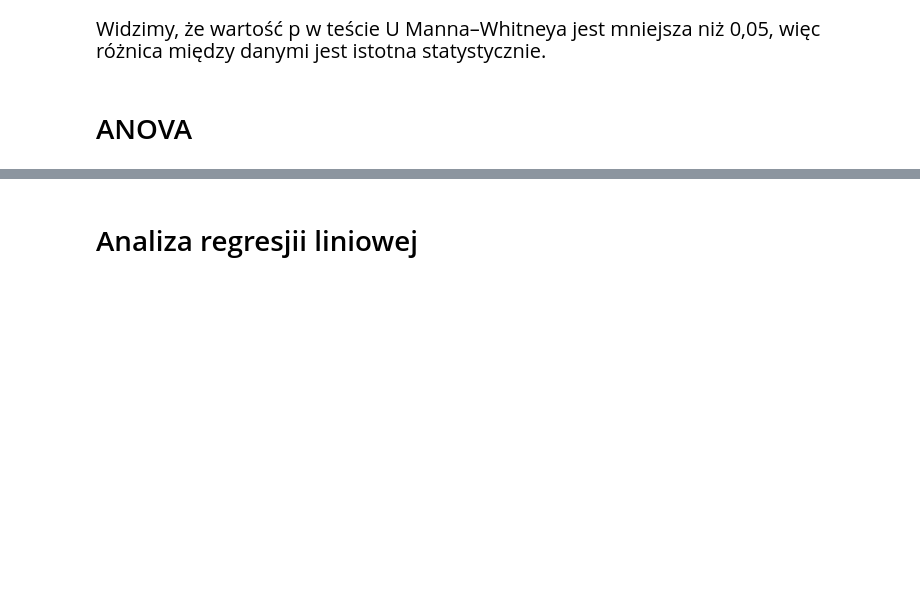
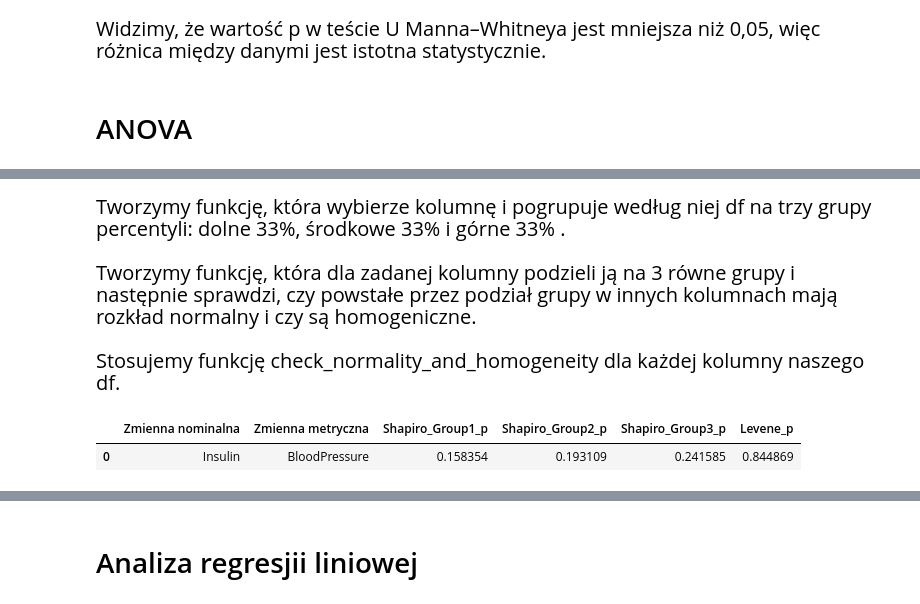
Before and after one commit to Gipsonek123/Projekt-statystyczna_analiza_danych, a Jupyter notebook: Projekt - statystyczna analiza danych.ipynb, the cells around one changed output, grey strips where cells are left out. Drawn from its saved outputs; the diff is of its cells as text; code cells hidden in the pictures; blank space fills up the shorter version.

```diff
--- a/Projekt - statystyczna analiza danych.ipynb
+++ b/Projekt - statystyczna analiza danych.ipynb
@@ -392,0 +391,6 @@ Widzimy, że wartość p w teście U Manna–Whitneya jest mniejsza niż 0,05, w
+# %%
+df_anova= df.drop(columns=["Outcome"])
+# %% [markdown]
+<p style="font-size:20px;">
+Tworzymy funkcję, która wybierze kolumnę i pogrupuje według niej df na trzy grupy percentyli: dolne 33%, środkowe 33% i górne 33% .
+</p>
@@ -392,0 +413,50 @@ Widzimy, że wartość p w teście U Manna–Whitneya jest mniejsza niż 0,05, w
+# %% [markdown]
+<p style="font-size:20px;">
+Tworzymy funkcję, która dla zadanej kolumny podzieli ją na 3 równe grupy i następnie sprawdzi, czy powstałe przez podział grupy w innych kolumnach mają rozkład normalny i czy są homogeniczne.
+</p>
+# %%
+def check_normality_and_homogeneity(df, column_index, alpha=0.05):
+    # Podział danych na trzy grupy
+    group_1, group_2, group_3 = split_dataframe_by_column(df, column_index)
+
+    # Listujemy wszystkie kolumny poza tą, która definiuje grupę
+    grouping_col = df.columns[column_index]
+    columns_to_check = [col for col in df.columns if col != grouping_col]
+
+    results = []
+
+    for col in columns_to_check:
+        # Testy normalności Shapiro-Wilka dla każdej grupy
+        stat_g1, pval_g1 = shapiro(group_1[col])
+        stat_g2, pval_g2 = shapiro(group_2[col])
+        stat_g3, pval_g3 = shapiro(group_3[col])
+
+        # Test jednorodności wariancji (Levene)
+        stat_levene, pval_levene = levene(group_1[col], group_2[col], group_3[col])
+
+        if (pval_g1 > alpha) and (pval_g2 > alpha) and (pval_g3 > alpha) and (pval_levene > alpha):
+            results.append({
+                'Zmienna nominalna': grouping_col,
+                'Zmienna metryczna': col,
+                'Shapiro_Group1_p': pval_g1,
+                'Shapiro_Group2_p': pval_g2,
+                'Shapiro_Group3_p': pval_g3,
+                'Levene_p': pval_levene
+            })
+
+    # Zwracamy wyniki jako DataFrame dla czytelniejszej prezentacji
+    return pd.DataFrame(results)
+# %% [markdown]
+<p style="font-size:20px;">
+Stosujemy funkcję check_normality_and_homogeneity dla każdej kolumny naszego df.
+</p>
+# %%
+anova = pd.DataFrame()
+for i in range(df_anova.shape[1]):
+    results = check_normality_and_homogeneity(df_anova, i)
+    anova = pd.concat([anova, results], ignore_index=True)
+
+anova
+# %% [output]
+|  | Zmienna nominalna | Zmienna metryczna | Shapiro_Group1_p | Shapiro_Group2_p | Shapiro_Group3_p | Levene_p |
+| 0 | Insulin | BloodPressure | 0.158354 | 0.193109 | 0.241585 | 0.844869 |
```
Also changed, not shown: parts of 7 cells of this notebook.
